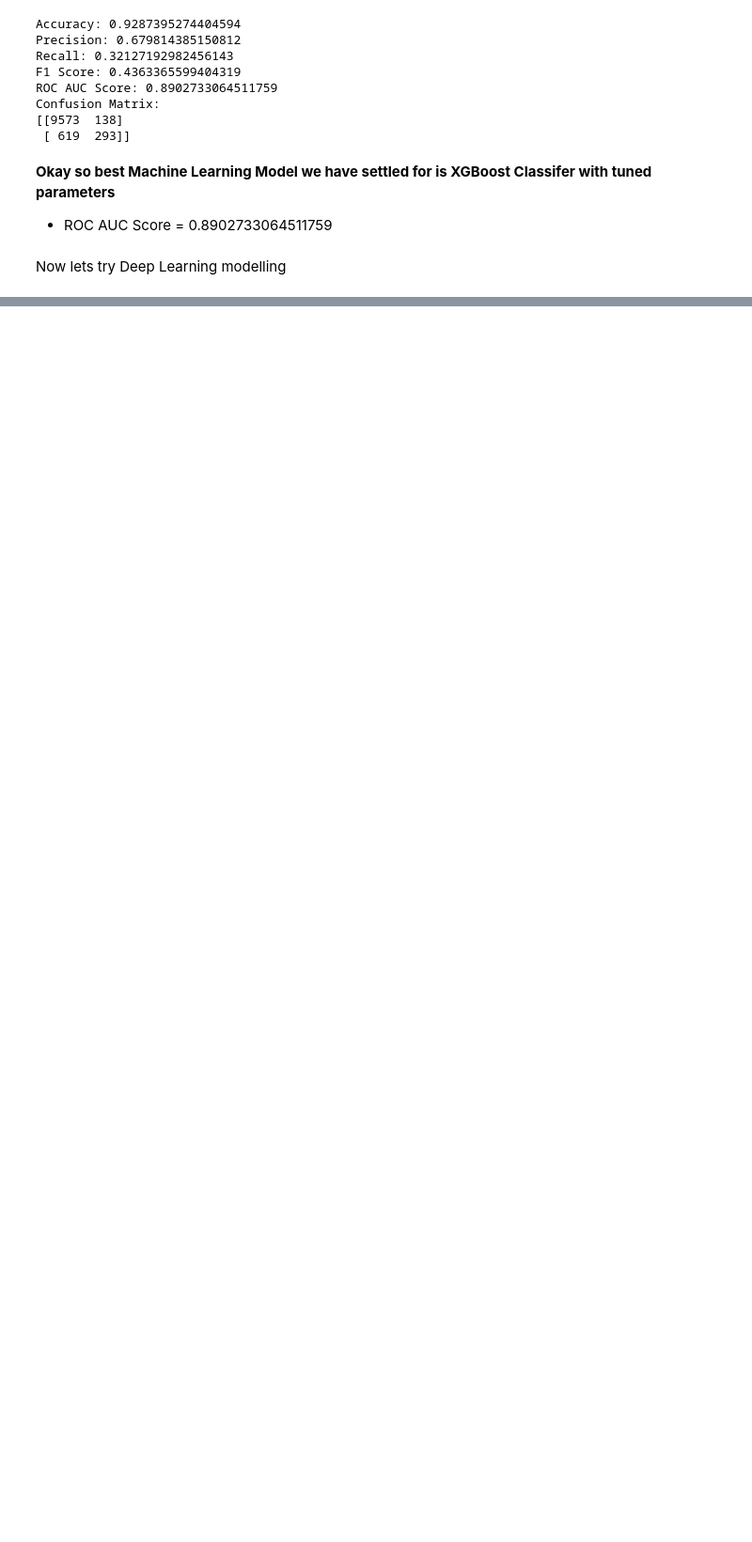
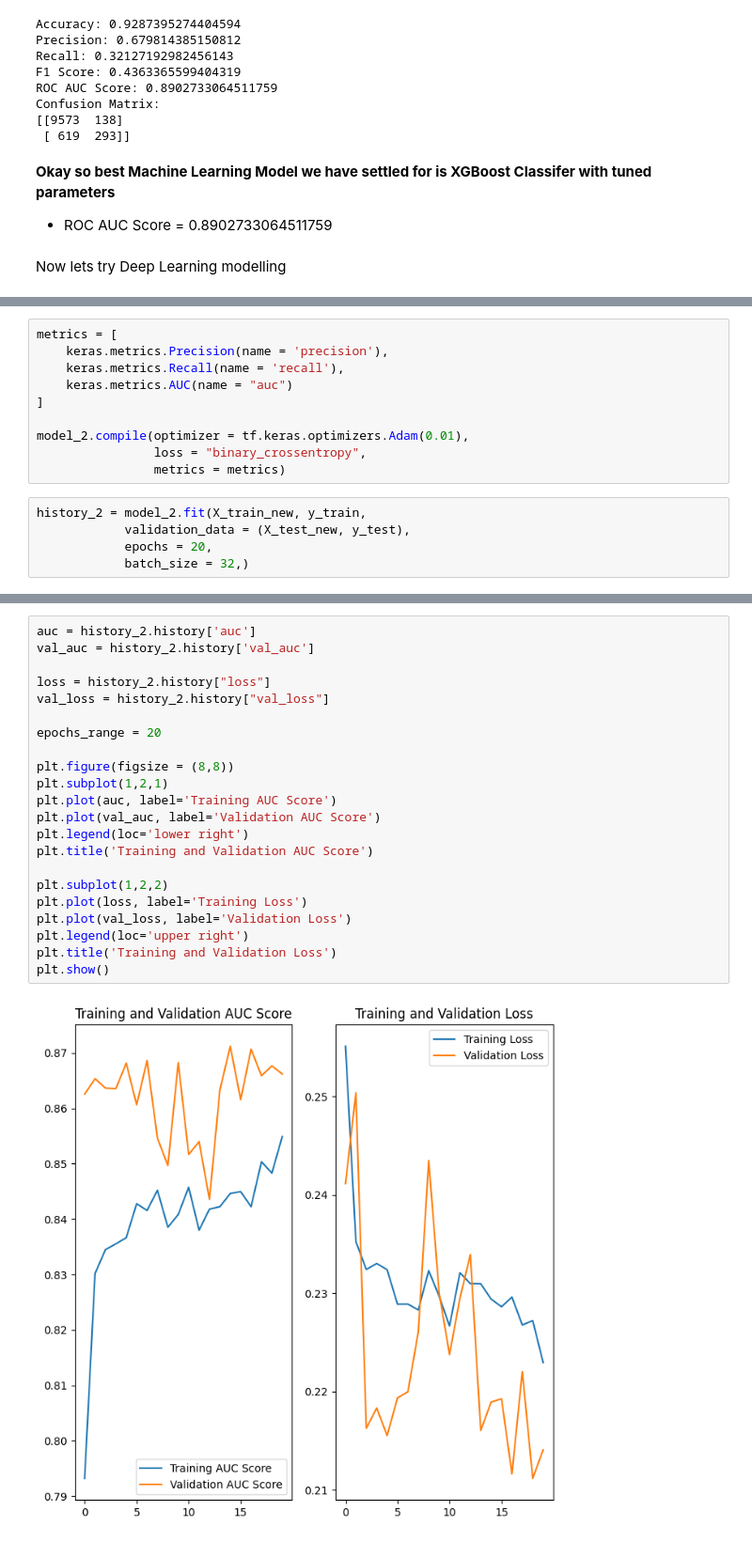
Before and after one commit to yashfirkedata/DL-Patient-Survival-Prediction, a Jupyter notebook: patient_survival_prediction_modelling.ipynb, the cells around one changed output, grey strips where cells are left out. Shown: that part at 94% size. Cells and saved outputs as stored; diff of their text form; blank space fills up the shorter version.

```diff
--- a/patient_survival_prediction_modelling.ipynb
+++ b/patient_survival_prediction_modelling.ipynb
@@ -278,0 +402,15 @@ Now lets try Deep Learning modelling
+# %%
+metrics = [
+    keras.metrics.Precision(name = 'precision'),
+    keras.metrics.Recall(name = 'recall'),
+    keras.metrics.AUC(name = "auc")
+]
+
+model_2.compile(optimizer = tf.keras.optimizers.Adam(0.01),
+                loss = "binary_crossentropy",
+                metrics = metrics)
+# %%
+history_2 = model_2.fit(X_train_new, y_train,
+            validation_data = (X_test_new, y_test),
+            epochs = 20,
+            batch_size = 32,)
@@ -278,0 +439,24 @@ Now lets try Deep Learning modelling
+# %%
+auc = history_2.history['auc']
+val_auc = history_2.history['val_auc']
+
+loss = history_2.history["loss"]
+val_loss = history_2.history["val_loss"]
+
+epochs_range = 20
+
+plt.figure(figsize = (8,8))
+plt.subplot(1,2,1)
+plt.plot(auc, label='Training AUC Score')
+plt.plot(val_auc, label='Validation AUC Score')
+plt.legend(loc='lower right')
+plt.title('Training and Validation AUC Score')
+
+plt.subplot(1,2,2)
+plt.plot(loss, label='Training Loss')
+plt.plot(val_loss, label='Validation Loss')
+plt.legend(loc='upper right')
+plt.title('Training and Validation Loss')
+plt.show()
+# %% [output]
+[figure, added]
```
Also changed, not shown: parts of 15 cells of this notebook.
